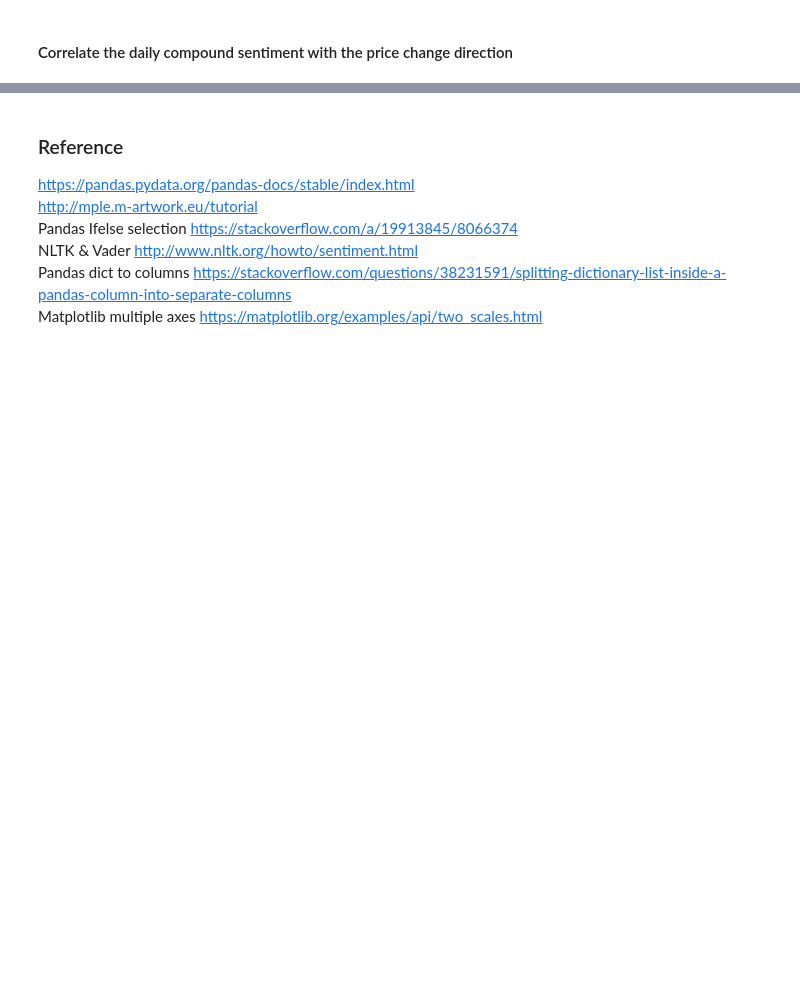
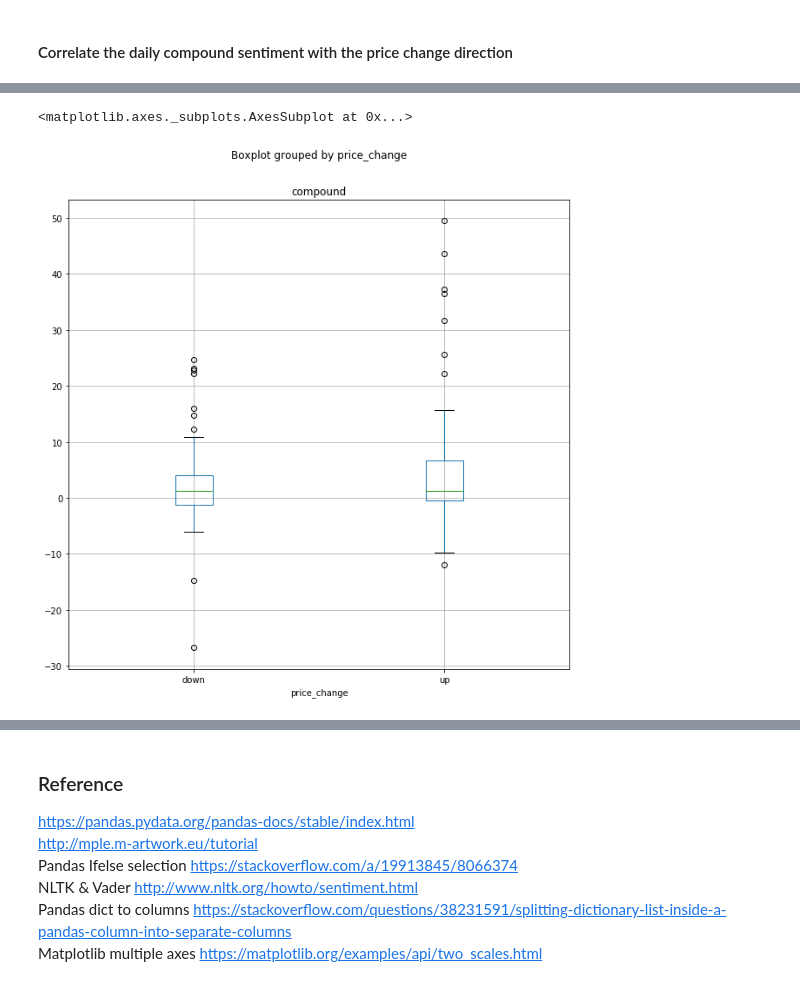
Before and after one commit to Liam-O/Data620, a Jupyter notebook: FinalProject/getting_btc_price.ipynb, the cells around one changed output, grey strips where cells are left out. Drawn from its saved outputs; the diff is of its cells as text; code cells hidden in the pictures; blank space fills up the shorter version.

```diff
--- a/FinalProject/getting_btc_price.ipynb
+++ b/FinalProject/getting_btc_price.ipynb
@@ -379,0 +471,6 @@ plt.show()
+# %%
+# btc_twt["price_change_next_day"]
+btc_twt.boxplot(column='compound',by='price_change',figsize=(10, 10))
+# %% [output]
+<matplotlib.axes._subplots.AxesSubplot at 0x...>
+[figure, added]
```
Also changed, not shown: parts of 13 cells of this notebook.
